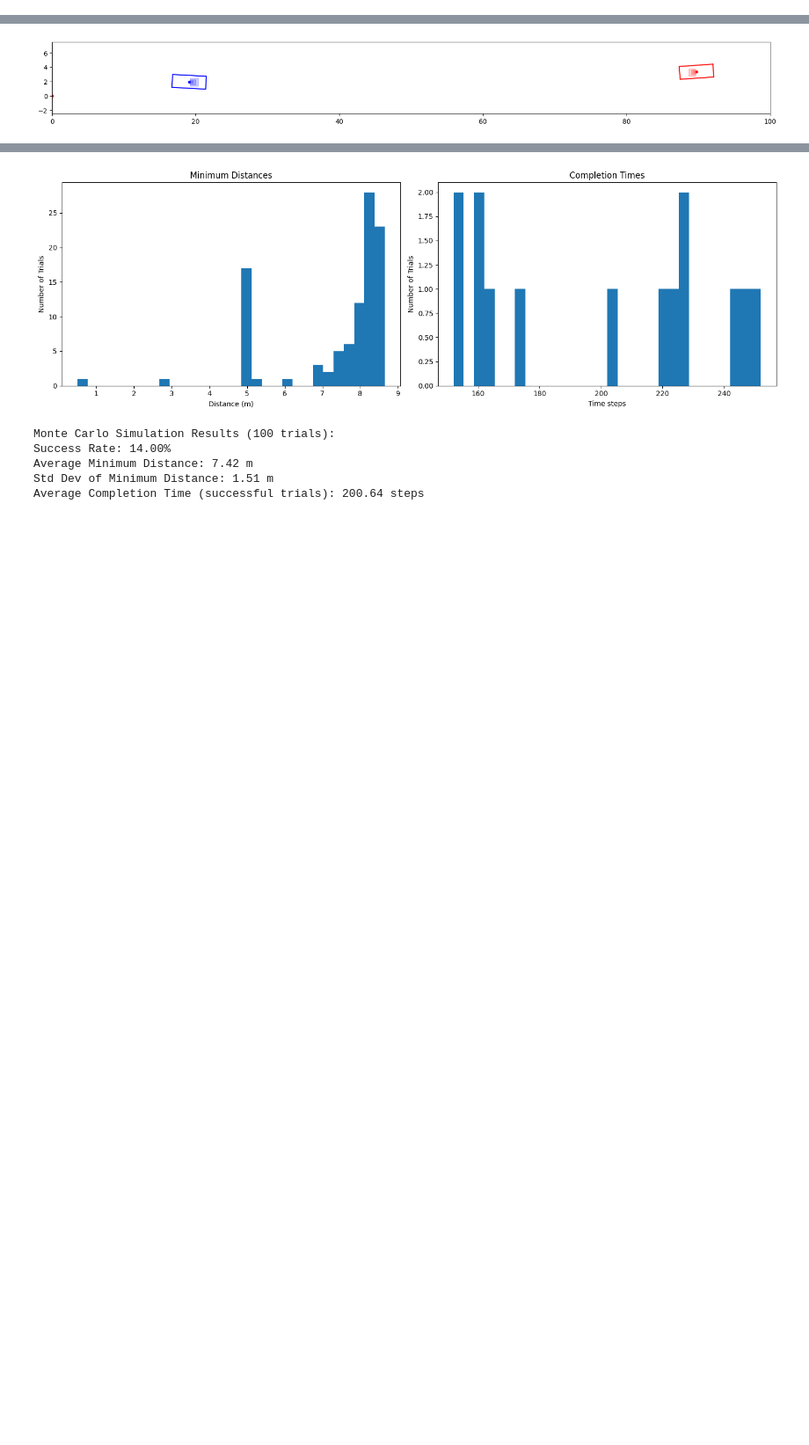
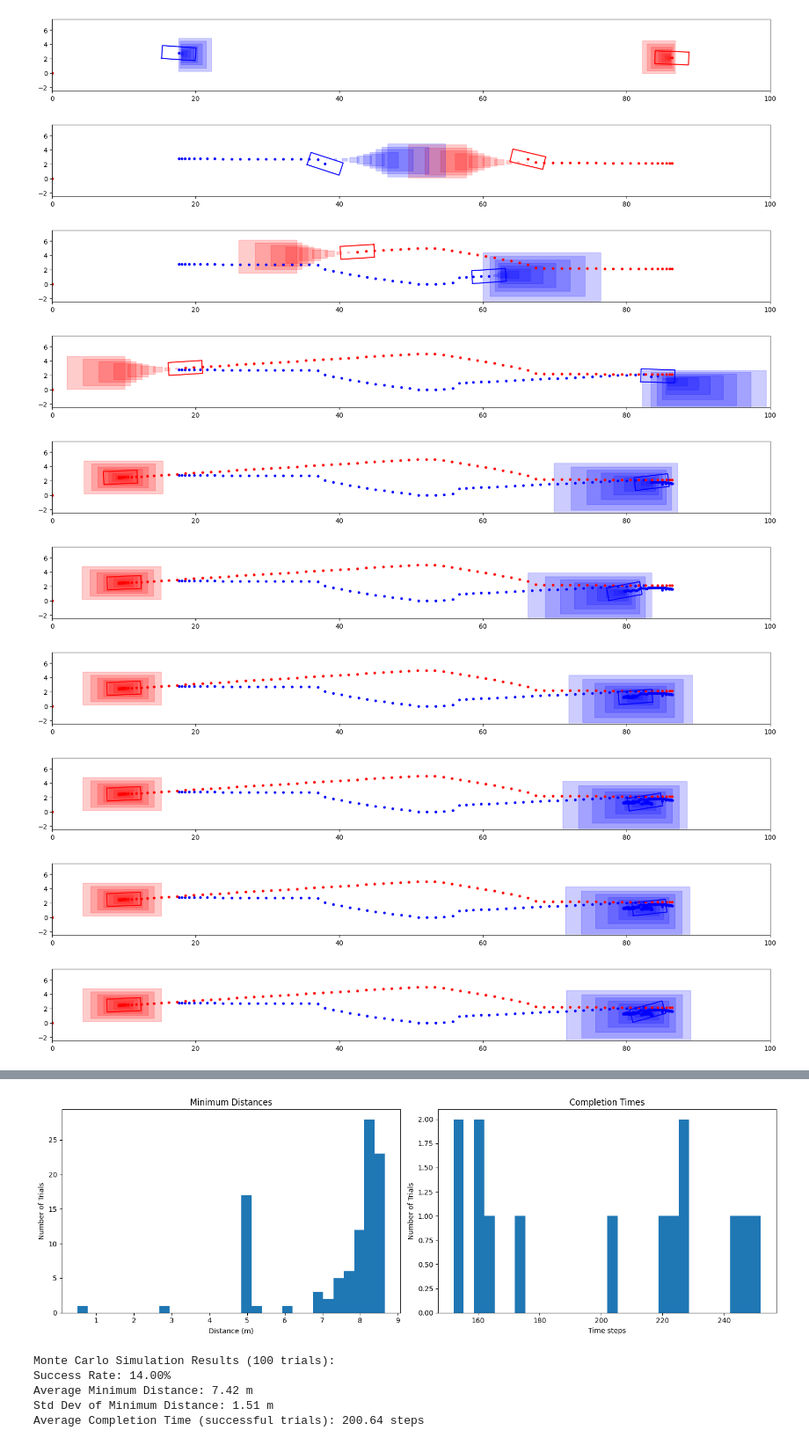
Before and after one commit to QDZHOU/FYP_Intent_Learning, a Jupyter notebook: MPC/risk_MPC.ipynb, the cells around one changed output, grey strips where cells are left out. Shown at 88% size. Cells and saved outputs as stored; diff of their text form; code cells hidden in the pictures; blank space fills up the shorter version.

```diff
--- a/MPC/risk_MPC.ipynb
+++ b/MPC/risk_MPC.ipynb
@@ -613,8 +624,8 @@ class EV_controller(): #with risk
 #SV parameter
 Param_SV = {
     "init_acc": np.array([0,0]).reshape(2,1),
-    "N": 5, # Reachability Prediction Length
-    "T": 0.25, # Sampling Interval
+    "N": 10, # Reachability Prediction Length
+    "T": 0.24, # Sampling Interval
     "radius": 8,
     "num_vertices": 4,
     "l_f": 1.5, # Distance from CoG to Front Axle
@@ -629,28 +640,29 @@ Param_SV = {
     "Q5": 10, # lat. pos. error
     "Q6": 1, # heading. error
     "Q7": 250,
+    "Q8": 200,
     "d_min": 6,
     "A_road": A_road,
     "b_road": b_road,
-    "v_low": -2,
-    "v_up": 8,
-    "acc_low": -8,
-    "acc_up": 5,
+    "v_low": -1,
+    "v_up": 5,
+    "acc_low": -4,
+    "acc_up": 2,
     "delta_low": -0.8,
     "delta_up": 0.8,
     "RefSpeed": 0,
     "RiskRefLine": 2.5,
     "RiskRefAngle": 0,
-    "RefPos": [10,2.5,3.14]
+    "RefPos": [10,2.5,np.pi]
 }
 #x y phi v a
-SV_initial = np.array([80, 2.5, 3.14, 1, 0.4])
+SV_initial = np.array([80, 2.5, np.pi, 1, 0.4])
 # %%
 #EV parameter
 Param_EV = {
     "init_acc": np.array([0,0]).reshape(2,1),
-    "N": 5, # Reachability Prediction Length
-    "T": 0.25, # Sampling Interval
+    "N": 10, # Reachability Prediction Length
+    "T": 0.24, # Sampling Interval
     "radius": 8,
     "num_vertices": 4,
     "l_f": 1.5, # Distance from CoG to Front Axle
@@ -665,13 +677,14 @@ Param_EV = {
     "Q5": 10, # lat. pos. error
     "Q6": 1, # heading. error
     "Q7": 250,
+    "Q8": 200,
     "d_min": 6,
     "A_road": A_road,
     "b_road": b_road,
-    "v_low": -2,
-    "v_up": 8,
-    "acc_low": -8,
-    "acc_up": 5,
+    "v_low": -1,
+    "v_up": 5,
+    "acc_low": -4,
+    "acc_up": 2,
     "delta_low": -0.8,
     "delta_up": 0.8,
     "RefSpeed": 0,
@@ -680,4 +693,4 @@ Param_EV = {
     "RefPos": [90,2.5,0]
 }
 #x y phi v a
-EV_initial = np.array([20, 2.5, 0.01, 1, 0.4])
+EV_initial = np.array([20, 2.5, 0, 1, 0.4])
@@ -810,14 +733,14 @@ EV_initial = generate_random_initial_state(
     a_range=(-0.1, 0.1)    # Small initial acceleration
 )
 # %%
-SV = EV_controller(Param_SV)
+SV = SV_controller(Param_SV)
 State_SV_R     = np.zeros((5, simulation_time+1))
 State_SV_R[:, 0] = SV_initial
 SV_Planning_R = list( )
 half_width_sv = Param_SV["w_veh"] / 2
 half_length_sv = Param_SV["l_veh"] / 2
 
-EV = EV_controller(Param_EV)
+EV = SV_controller(Param_EV)
 State_EV_R     = np.zeros((5, simulation_time+1))
 State_EV_R[:, 0] = EV_initial
 EV_Planning_R = list( )
@@ -825,7 +748,6 @@ half_width_ev = Param_EV["w_veh"] / 2
 half_length_ev = Param_EV["l_veh"] / 2
 
 ratio = 10
-fig, ax = plt.subplots(figsize=(ratio*2, 2))
 for i in range(0,simulation_time):
     SV_phi = State_SV_R[2, i]
     SV_acc = np.array([State_SV_R[4, i]*np.cos(SV_phi),State_SV_R[4, i]*np.sin(SV_phi)])
@@ -854,7 +776,8 @@ for i in range(0,simulation_time):
     EV_Planning_R.append(trajectory_planning_k_EV[0:2,1].reshape(2,1))
     State_EV_R[:, i + 1] = trajectory_planning_k_EV[:, 1]
     # if i  == 1 or i == simulation_time-1:
-    if i  % 70 == 0:
+    if i  % 20 == 0:
+        fig, ax = plt.subplots(figsize=(ratio*2, 2))
         corners_sv = np.array([
             [-half_length_sv, -half_width_sv],
             [half_length_sv, -half_width_sv],
@@ -874,31 +797,41 @@ for i in range(0,simulation_time):
 
         corners_ev = np.array([
             [-half_length_ev, -half_width_ev],
             [half_length_ev, -half_width_ev],
             [half_length_ev, half_width_ev],
             [-half_length_ev, half_width_ev]
         ])
         rad_yaw_ev = trajectory_planning_k_EV[2,1]
         rotation_matrix_ev = np.array([
                 [np.cos(rad_yaw_ev), -np.sin(rad_yaw_ev)],
                 [np.sin(rad_yaw_ev),  np.cos(rad_yaw_ev)]
             ])
         rotated_corners_ev = corners_ev.reshape(4,2) @ rotation_matrix_ev.T
         rotated_corners_ev[:, 0] += State_EV_R[0,i+1]
         rotated_corners_ev[:, 1] += State_EV_R[1,i+1]
         rotated_corners_ev = np.vstack([rotated_corners_ev, rotated_corners_ev[0]])
         plt.plot(rotated_corners_ev[:, 0], rotated_corners_ev[:, 1], 'b-')
 
         for i in range(len(Occupancy_EV_aug_R)):
             occupancy = Polytope(Occupancy_EV_aug_R[i].A, Occupancy_EV_aug_R[i].b)
             occupancy.plot(color='r', alpha=0.2)
         for i in range(len(Occupancy_SV_aug_R)):
             occupancy = Polytope(Occupancy_SV_aug_R[i].A, Occupancy_SV_aug_R[i].b)
             occupancy.plot(color='b', alpha=0.2)
 
         plt.scatter(State_EV_R[0,1:], State_EV_R[1,1:], color='blue', s=10)
         plt.scatter(State_SV_R[0,1:], State_SV_R[1,1:], color='red', s=10)
         ax.set_xlim([x_low,x_up])
         ax.set_ylim([y_low-2.5,y_up+2.5])
-plt.show()
+        plt.show()
 # %% [output]
+[figure, new version]
+[figure, added]
+[figure, added]
+[figure, added]
+[figure, added]
+[figure, added]
+[figure, added]
+[figure, added]
+[figure, added]
+[figure, added]
@@ -909,4 +841,3 @@ Options selected for Qhull 2019.1.r 2019/06/21:
-[figure, old version]
 # %%
 # Setup the figure and animation
 fig, ax = plt.subplots(figsize=(ratio*2, 2))
```
Also changed, not shown: parts of 5 cells of this notebook, 36 other files.
